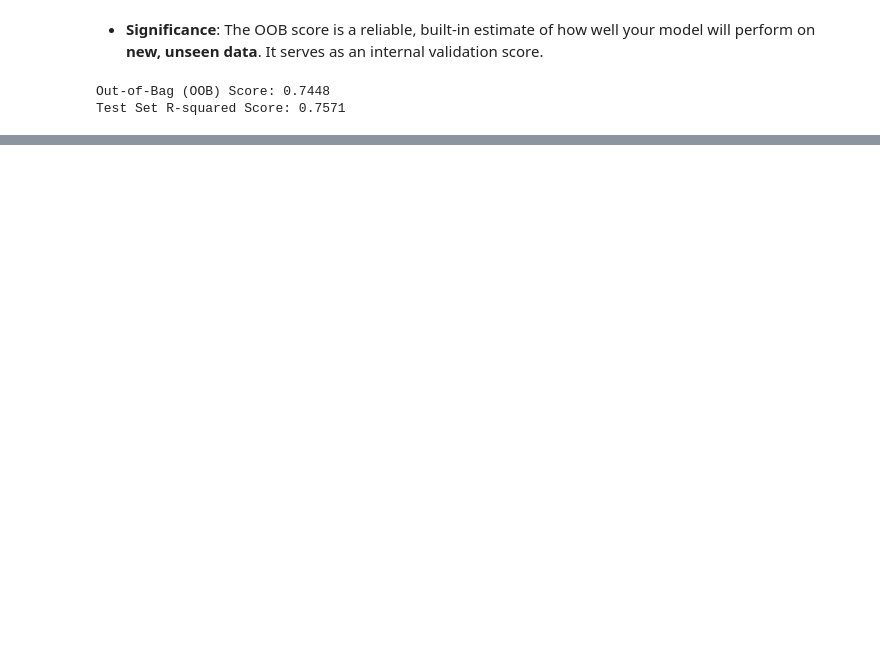
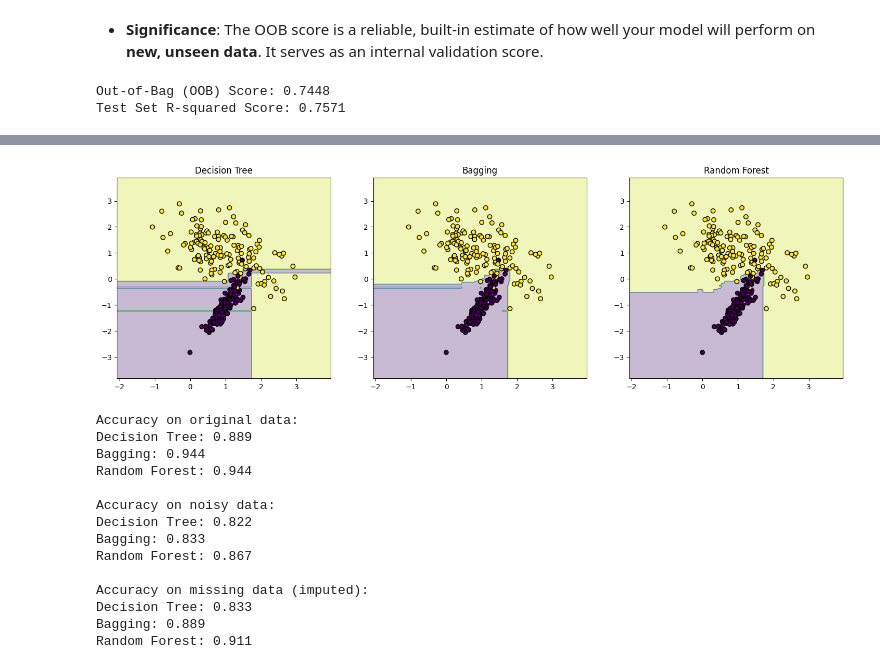
Before and after one commit to RahulArra/Machine-Learning, a Jupyter notebook: Ensemble_learning.ipynb, the cells around one changed output, grey strips where cells are left out. Drawn from its saved outputs; the diff is of its cells as text; code cells hidden in the pictures; blank space fills up the shorter version.

```diff
--- a/Ensemble_learning.ipynb
+++ b/Ensemble_learning.ipynb
@@ -434,0 +622,80 @@ Test Set R-squared Score: 0.7571
+# %%
+import numpy as np
+import matplotlib.pyplot as plt
+from sklearn.datasets import make_classification
+from sklearn.ensemble import RandomForestClassifier, BaggingClassifier
+from sklearn.tree import DecisionTreeClassifier
+from sklearn.model_selection import train_test_split
+from sklearn.impute import SimpleImputer
+
+X, y = make_classification(n_samples=300, n_features=2, n_redundant=0, n_clusters_per_class=1, random_state=42)
+X_train, X_test, y_train, y_test = train_test_split(X, y, test_size=0.3, random_state=42)
+
+models = {
+    "Decision Tree": DecisionTreeClassifier(),
+    "Bagging": BaggingClassifier(estimator=DecisionTreeClassifier(), n_estimators=50, random_state=42),
+    "Random Forest": RandomForestClassifier(n_estimators=50, random_state=42)
+}
+
+# Meshgrid for visualization
+xx, yy = np.meshgrid(np.linspace(X[:,0].min()-1, X[:,0].max()+1, 200),
+                     np.linspace(X[:,1].min()-1, X[:,1].max()+1, 200))
+
+plt.figure(figsize=(18,5))
+for i, (name, model) in enumerate(models.items()):
+    model.fit(X_train, y_train)
+    Z = model.predict(np.c_[xx.ravel(), yy.ravel()])
+    Z = Z.reshape(xx.shape)
+    plt.subplot(1, 3, i+1)
+    plt.contourf(xx, yy, Z, alpha=0.3)
+    plt.scatter(X[:,0], X[:,1], c=y, edgecolor='k')
+    plt.title(name)
+plt.show()
+
+# Introduce noise
+X_train_noisy = X_train + np.random.normal(0, 0.5, X_train.shape)
+X_test_noisy = X_test + np.random.normal(0, 0.5, X_test.shape)
+
+# Introduce missing values
+X_train_missing = X_train.copy()
+X_test_missing = X_test.copy()
+mask_train = np.random.rand(*X_train_missing.shape) < 0.1
+mask_test = np.random.rand(*X_test_missing.shape) < 0.1
+X_train_missing[mask_train] = np.nan
+X_test_missing[mask_test] = np.nan
+
+imputer = SimpleImputer(strategy='mean')
+X_train_missing = imputer.fit_transform(X_train_missing)
+X_test_missing = imputer.transform(X_test_missing)
+
+# Function to evaluate
+def evaluate_models(X_train_eval, X_test_eval, y_train_eval, y_test_eval, description):
+    print(f"\nAccuracy on {description}:")
+    for name, model in models.items():
+        model.fit(X_train_eval, y_train_eval)
+        print(f"{name}: {model.score(X_test_eval, y_test_eval):.3f}")
+
+# Original data
+evaluate_models(X_train, X_test, y_train, y_test, "original data")
+
+# Noisy data
+evaluate_models(X_train_noisy, X_test_noisy, y_train, y_test, "noisy data")
+
+# Missing data (imputed)
+evaluate_models(X_train_missing, X_test_missing, y_train, y_test, "missing data (imputed)")
+# %% [output]
+[figure, added]
+Accuracy on original data:
+Decision Tree: 0.889
+Bagging: 0.944
+Random Forest: 0.944
+
+Accuracy on noisy data:
+Decision Tree: 0.822
+Bagging: 0.833
+Random Forest: 0.867
+
+Accuracy on missing data (imputed):
+Decision Tree: 0.833
+Bagging: 0.889
+Random Forest: 0.911
```
Also changed, not shown: parts of 29 cells of this notebook.
